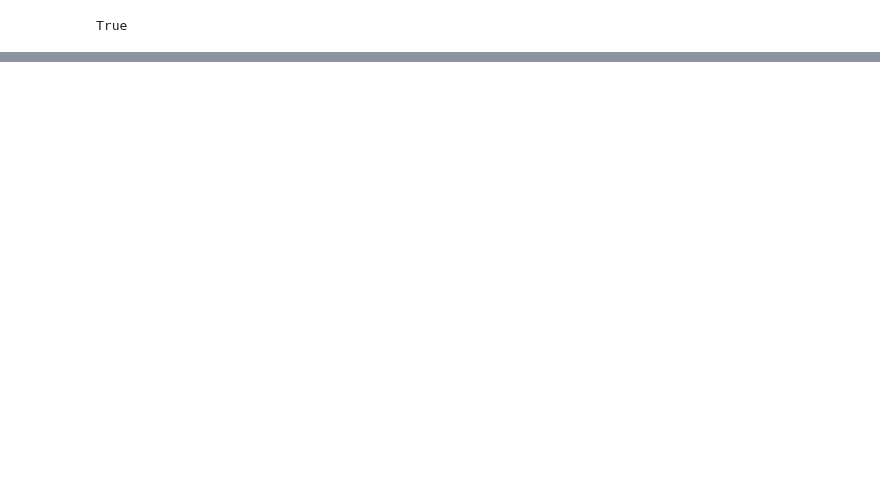
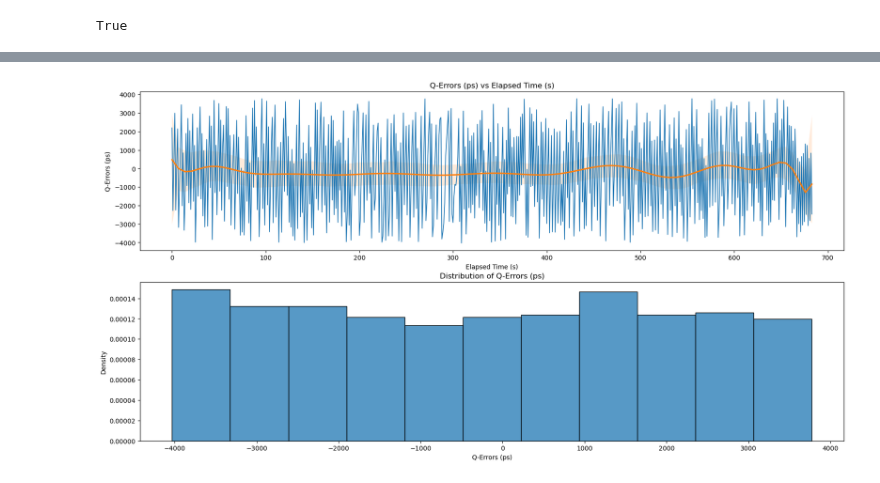
Before and after one commit to panoseti/panoseti, a Jupyter notebook: dgnss/dgnss_read_tim-tp_packets.ipynb, the cells around one changed output, grey strips where cells are left out. Saved outputs shown, nothing was run; the diff lists cells and outputs as text; code cells hidden in the pictures; blank space fills up the shorter version.

Commit message:
Update qerror vs time plot.

```diff
--- a/dgnss/dgnss_read_tim-tp_packets.ipynb
+++ b/dgnss/dgnss_read_tim-tp_packets.ipynb
@@ -165,3 +120,6 @@ loaded_tim_tp_df = load_tim_tp_data(fname)
 all(loaded_tim_tp_df == tim_tp_df)
 # %% [output]
 True
+# %%
+tim_tp_df = load_tim_tp_data('start_2024-06-21T16:21:11.153335')
+tim_tp_df
@@ -167,0 +140,15 @@ True
+# %%
+f, axs = plt.subplots(2, 1, figsize=(20,10))
+tim_tp_df['seconds elapsed'] = (tim_tp_df['towMS (ms)'] - tim_tp_df['towMS (ms)'].min()) / 10**3
+sns.lineplot(tim_tp_df, x='seconds elapsed', y='qErr (ps)', linewidth=1.2, ax=axs[0])
+sns.regplot(tim_tp_df, x='seconds elapsed', y='qErr (ps)', scatter=False, ax=axs[0], order=17)
+
+axs[0].set_title('Q-Errors (ps) vs Elapsed Time (s)');
+axs[0].set_xlabel('Elapsed Time (s)')
+axs[0].set_ylabel('Q-Errors (ps)')
+
+sns.histplot(tim_tp_df, x='qErr (ps)', stat='density', ax=axs[1])
+axs[1].set_title('Distribution of Q-Errors (ps)')
+axs[1].set_xlabel('Q-Errors (ps)');
+# %% [output]
+[figure, new version]
```
Also changed, not shown: parts of 5 cells of this notebook.
